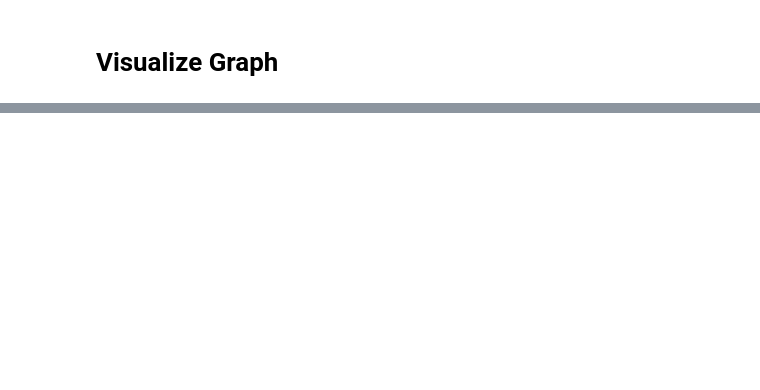
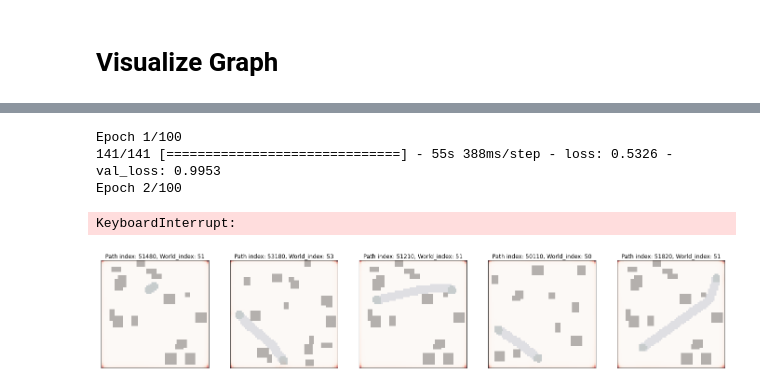
Before and after one commit to RajK853/tum-adlr-ss21-11, a Jupyter notebook: notebook/DenseNet.ipynb, the cells around one changed output, grey strips where cells are left out. Drawn from its saved outputs; the diff is of its cells as text; code cells hidden in the pictures; blank space fills up the shorter version.

```diff
--- a/notebook/DenseNet.ipynb
+++ b/notebook/DenseNet.ipynb
@@ -157,3 +101,6 @@ plt.imshow(out_data[0, :, :, 0], cmap="binary")
+# %%
+train_data_gen = DataGen(train_data_dict, callback=image2image_callback, batch_size=batch_size)
+validation_data_gen = DataGen(validation_data_dict, callback=image2image_callback, batch_size=batch_size)
 # %% [markdown]
 # Visualize Graph
 # %%
@@ -162,0 +140,45 @@ plt.imshow(out_data[0, :, :, 0], cmap="binary")
+# %%
+%%time
+callbacks = [
+    tf.keras.callbacks.TensorBoard(log_dir="temp"),
+    tf.keras.callbacks.EarlyStopping(monitor="val_loss", mode="min", patience=5)
+]
+history = denseNet.fit(train_data_gen, validation_data=validation_data_gen, epochs=100, callbacks=callbacks)
+# %% [output]
+Epoch 1/100
+141/141 [==============================] - 55s 388ms/step - loss: 0.5326 - val_loss: 0.9953
+Epoch 2/100
+KeyboardInterrupt:
+# %%
+test_path_rows = np.arange(n_worlds, n_worlds+5000, step=10)
+test_start_imgs, test_end_imgs, test_path_imgs = load_data(db_path, test_path_rows, n_voxels, n_dim)
+test_goal_imgs = test_start_imgs + test_end_imgs
+test_goal_imgs, test_path_imgs = (
+    np.expand_dims(data, axis=-1)
+    for data in (test_goal_imgs, test_path_imgs)
+)
+del test_start_imgs, test_end_imgs
+# %%
+world_indexes = test_path_rows//n_paths_per_world
+test_data = np.concatenate([obst_imgs[world_indexes], test_goal_imgs], axis=-1)
+out_data = denseNet.predict(test_data)
+# %%
+N = 5
+path_indexes = np.random.choice(test_path_rows, size=N)
+_, axs = plt.subplots(nrows=1, ncols=N, figsize=((1+N)*4, 10))
+for path_i, ax in zip(path_indexes, axs):
+    i = np.where(test_path_rows==path_i)[0].item()
+    obst_img = obst_imgs[path_i//n_paths_per_world]
+    test_goal_img = test_goal_imgs[i]
+    test_path_img = test_path_imgs[i]
+
+    ax.imshow(obst_img[:, :, 0], origin='lower', extent=extent, cmap='binary')
+    ax.imshow(test_goal_img[:, :, 0], origin='lower', extent=extent, cmap='Greens', alpha=0.25)
+    ax.imshow(test_path_img[:, :, 0], origin='lower', extent=extent, cmap='Blues', alpha=0.25)
+    ax.imshow(out_data[i, :, :, 0], origin='lower', extent=extent, cmap='Reds', alpha=0.5)
+    ax.set_title(f"Path index: {path_i}, World_index: {path_i//n_paths_per_world}")
+    ax.set_xticks([])
+    ax.set_yticks([])
+plt.show()
+# %% [output]
+[figure, added]
```
Also changed, not shown: parts of 20 cells of this notebook.
